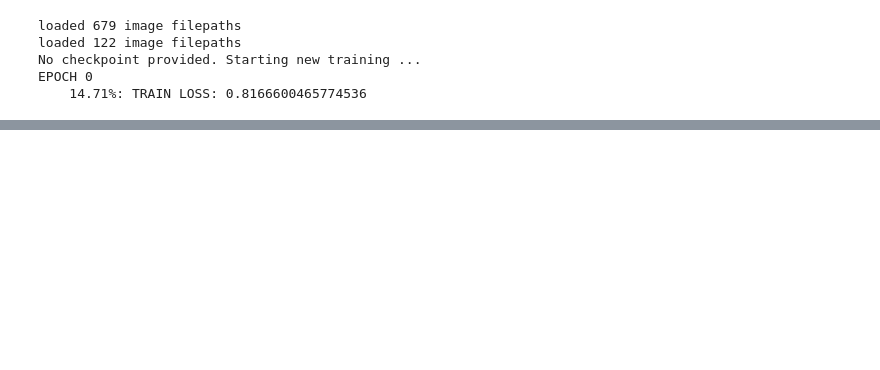
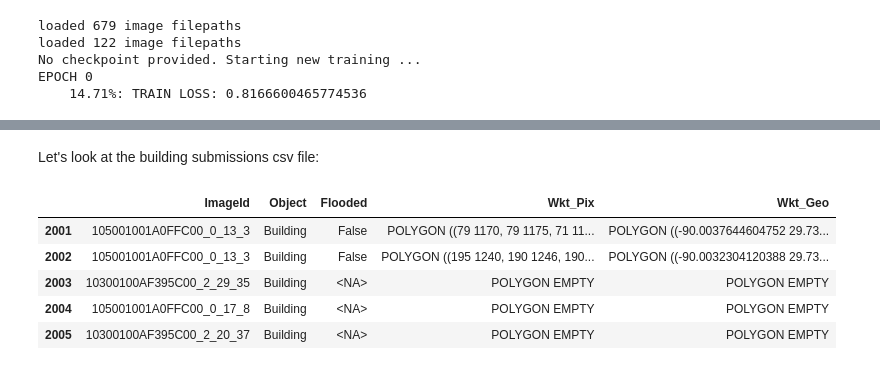
Before and after one commit to nesaboz/SpaceNet8, a Jupyter notebook: baseline/main.ipynb, the cells around one changed output, grey strips where cells are left out. Saved outputs shown, nothing was run; the diff lists cells and outputs as text; code cells hidden in the pictures; blank space fills up the shorter version.

```diff
--- a/baseline/main.ipynb
+++ b/baseline/main.ipynb
@@ -13,0 +148,12 @@ EPOCH 0
+# %% [markdown]
+Let's look at the building submissions csv file:
+# %%
+df = pd.read_csv('/tmp/share/runs/spacenet8/nenad/building_preds/building_submission.csv', na_values=['Null'], dtype={'Flooded': 'boolean'})
+df.tail()
+# %% [output]
+|  | ImageId | Object | Flooded | Wkt_Pix | Wkt_Geo |
+| 2001 | 105001001A0FFC00_0_13_3 | Building | False | POLYGON ((79 1170, 79 1175, 71 11... | POLYGON ((-90.0037644604752 29.73... |
+| 2002 | 105001001A0FFC00_0_13_3 | Building | False | POLYGON ((195 1240, 190 1246, 190... | POLYGON ((-90.0032304120388 29.73... |
+| 2003 | 10300100AF395C00_2_29_35 | Building | <NA> | POLYGON EMPTY | POLYGON EMPTY |
+| 2004 | 105001001A0FFC00_0_17_8 | Building | <NA> | POLYGON EMPTY | POLYGON EMPTY |
+| 2005 | 10300100AF395C00_2_20_37 | Building | <NA> | POLYGON EMPTY | POLYGON EMPTY |
```
Also changed, not shown: parts of 36 cells of this notebook, 3 other files.
